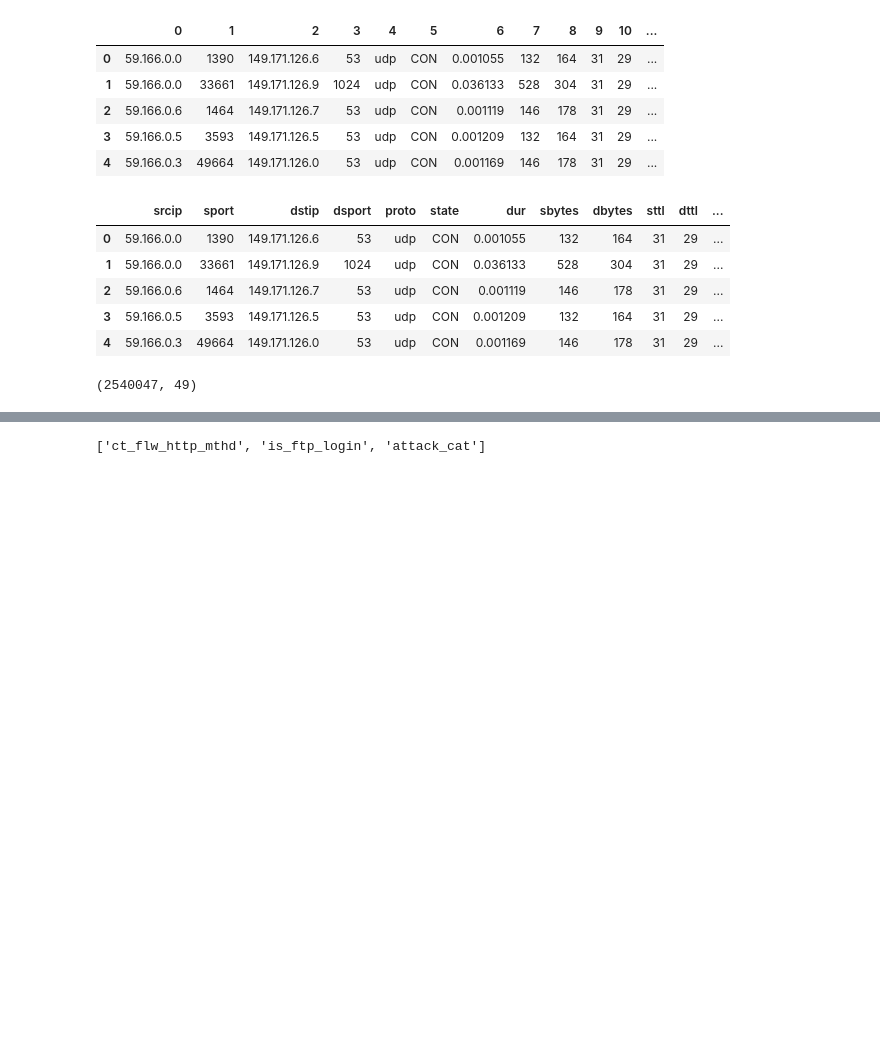
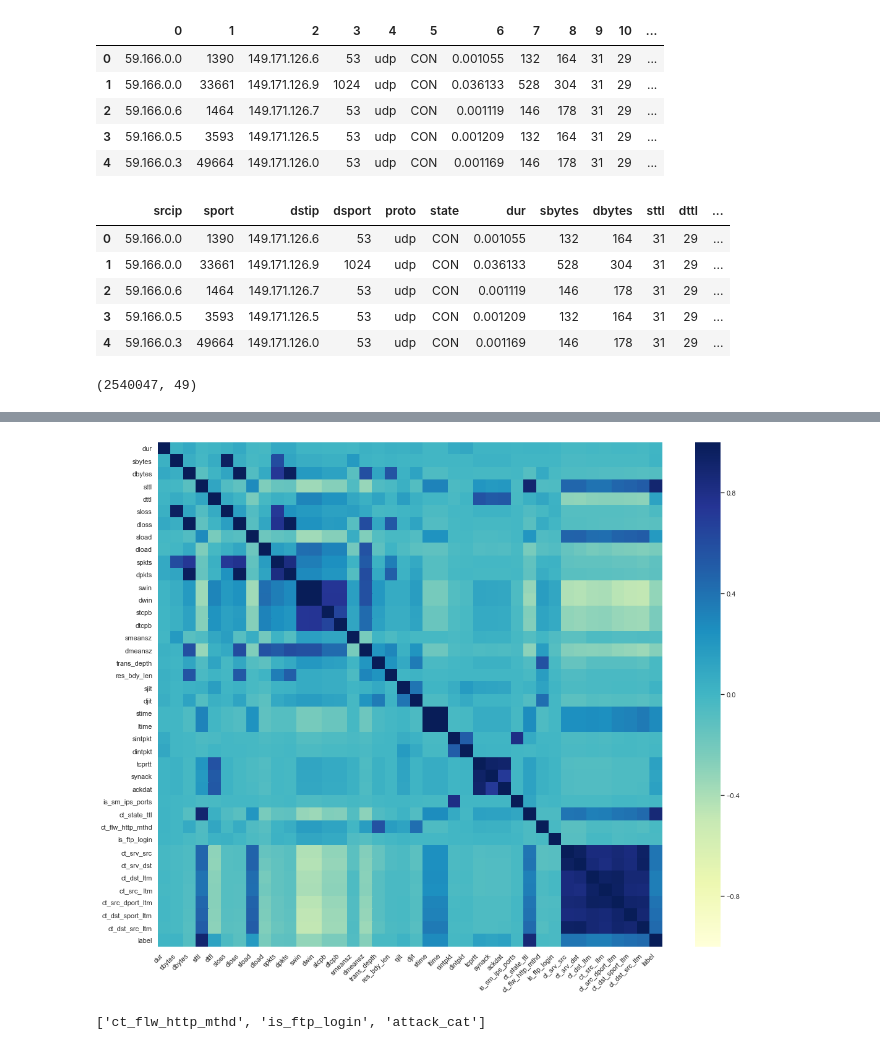
Before and after one commit to Shravya-Uchil/CMPE255-Project, a Jupyter notebook: Network Anomaly Detection.ipynb, the cells around one changed output, grey strips where cells are left out. Drawn from its saved outputs; the diff is of its cells as text; code cells hidden in the pictures; blank space fills up the shorter version.

```diff
--- a/Network Anomaly Detection.ipynb
+++ b/Network Anomaly Detection.ipynb
@@ -102,3 +179,13 @@ del dataframe4
+# %%
+def plot_correlation(data):
+    corr = data.corr()
+    plt.figure(figsize=(19, 15))
+    ax = sns.heatmap(corr, vmin=-1, vmax=1, center=0,square=True,annot_kws={"size":12},cmap="YlGnBu")
+    ax.set_xticklabels(ax.get_xticklabels(),rotation=45,horizontalalignment='right',fontsize = 30)
+
+plot_correlation(dataset)
+# %% [output]
+[figure, added]
 # %%
 # Get columns that have null values
 
```
Also changed, not shown: parts of 12 cells of this notebook.
